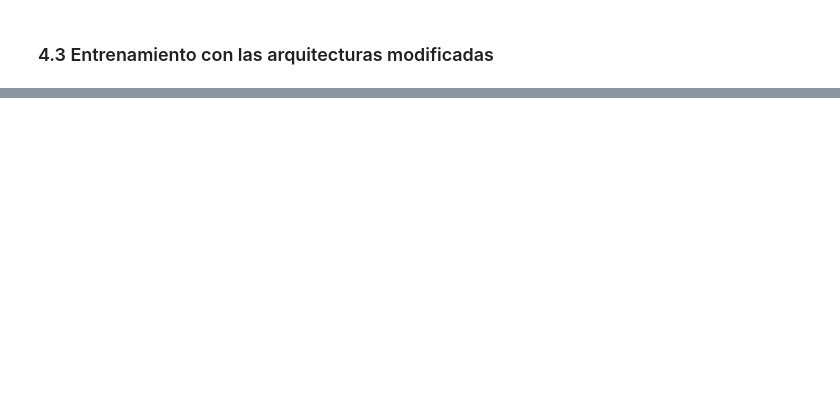
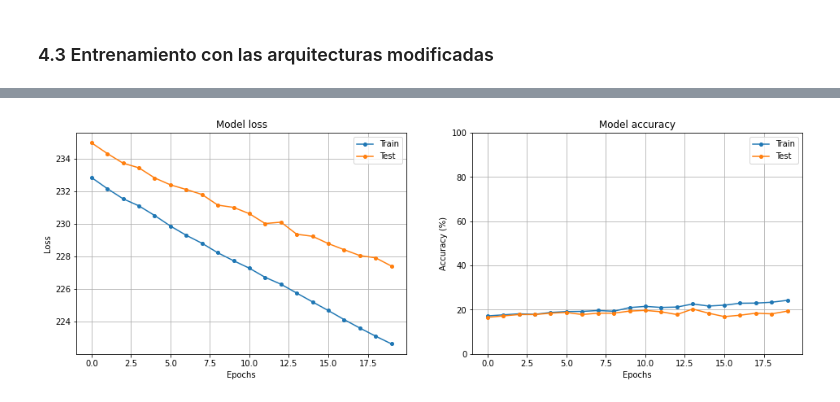
Before and after one commit to DanielAlonsoBastos/AprendizajeProfundo, a Jupyter notebook: tarea2-cnn-recurrentes-transferencia/3_ucf11.ipynb, the cells around one changed output, grey strips where cells are left out. Saved outputs shown, nothing was run; the diff lists cells and outputs as text; code cells hidden in the pictures; blank space fills up the shorter version.

```diff
--- a/tarea2-cnn-recurrentes-transferencia/3_ucf11.ipynb
+++ b/tarea2-cnn-recurrentes-transferencia/3_ucf11.ipynb
@@ -533,4 +633,4 @@ plot_loss_accuracy(loss_cnn, acc_cnn)
 # %%
-loss_rnnbid_M, acc_rnnbid_M = train(model_RNNBid_M, trn_dl, tst_dl,epochs=10,lr=1e-4,
+loss_rnnbid_M, acc_rnnbid_M = train(model_RNNBid_M, trn_dl, tst_dl,epochs=20,lr=1e-4,
                         opt='Adam',progress=True)
 # %% [output]
@@ -547,3 +657,7 @@ E09 loss=[239.64,244.81] acc=[  9.30,  9.38]
+# %%
+plot_loss_accuracy(loss_rnnbid_M, acc_rnnbid_M)
+# %% [output]
+[figure, added]
 # %%
 loss_rnnbid_M, acc_rnnbid_M = train(model_RNNBid_M, trn_dl, tst_dl,epochs=10,lr=1e-3,
                         opt='Adam',progress=True)
```
Also changed, not shown: parts of 48 cells of this notebook.
